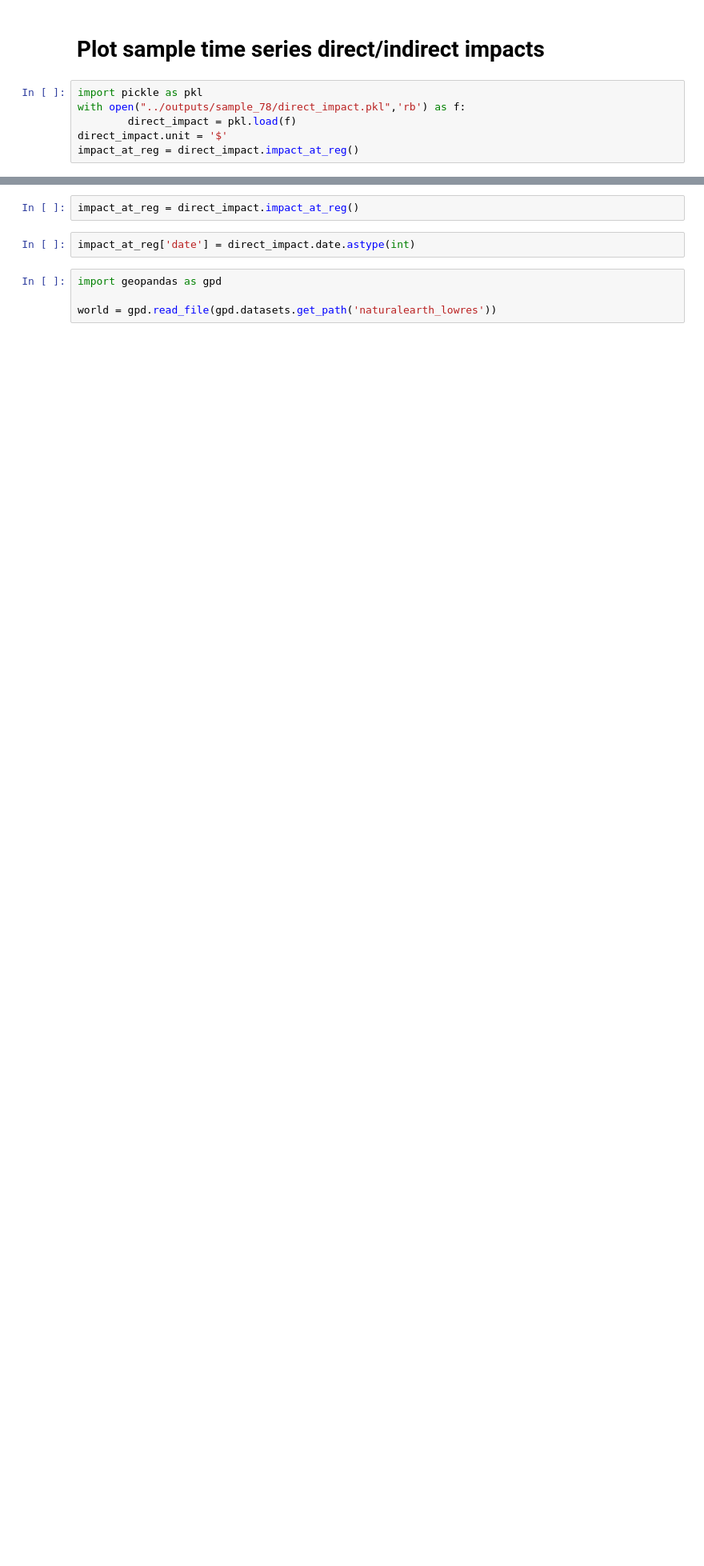
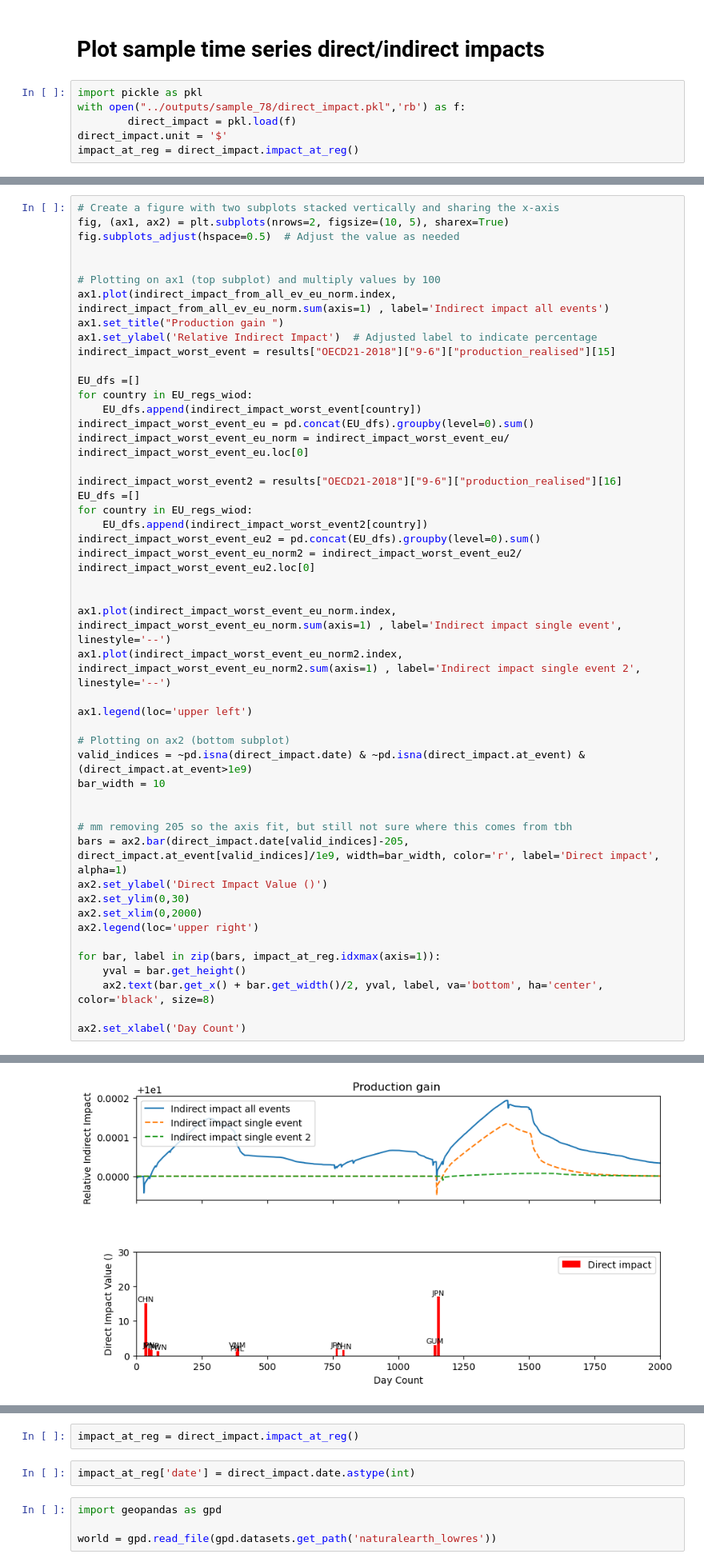
Before and after one commit to spjuhel/Boario-Climada-Compound_Events, a Jupyter notebook: Notebooks/analyse_samples.ipynb, the cells around one changed output, grey strips where cells are left out. Shown: that part at 80% size. Drawn from its saved outputs; the diff is of its cells as text; blank space fills up the shorter version.

```diff
--- a/Notebooks/analyse_samples.ipynb
+++ b/Notebooks/analyse_samples.ipynb
@@ -173,0 +213,49 @@ plt.savefig("temporal_series_sample_78.pdf")
+# %%
+# Create a figure with two subplots stacked vertically and sharing the x-axis
+fig, (ax1, ax2) = plt.subplots(nrows=2, figsize=(10, 5), sharex=True)
+fig.subplots_adjust(hspace=0.5)  # Adjust the value as needed
+
+
+# Plotting on ax1 (top subplot) and multiply values by 100
+ax1.plot(indirect_impact_from_all_ev_eu_norm.index, indirect_impact_from_all_ev_eu_norm.sum(axis=1) , label='Indirect impact all events')
+ax1.set_title("Production gain ")
+ax1.set_ylabel('Relative Indirect Impact')  # Adjusted label to indicate percentage
+indirect_impact_worst_event = results["OECD21-2018"]["9-6"]["production_realised"][15]
+
+EU_dfs =[]
+for country in EU_regs_wiod:
+    EU_dfs.append(indirect_impact_worst_event[country])
+indirect_impact_worst_event_eu = pd.concat(EU_dfs).groupby(level=0).sum()
+indirect_impact_worst_event_eu_norm = indirect_impact_worst_event_eu/ indirect_impact_worst_event_eu.loc[0]
+
+indirect_impact_worst_event2 = results["OECD21-2018"]["9-6"]["production_realised"][16]
+EU_dfs =[]
+for country in EU_regs_wiod:
+    EU_dfs.append(indirect_impact_worst_event2[country])
+indirect_impact_worst_event_eu2 = pd.concat(EU_dfs).groupby(level=0).sum()
+indirect_impact_worst_event_eu_norm2 = indirect_impact_worst_event_eu2/ indirect_impact_worst_event_eu2.loc[0]
+
+
+ax1.plot(indirect_impact_worst_event_eu_norm.index, indirect_impact_worst_event_eu_norm.sum(axis=1) , label='Indirect impact single event', linestyle='--')
+ax1.plot(indirect_impact_worst_event_eu_norm2.index, indirect_impact_worst_event_eu_norm2.sum(axis=1) , label='Indirect impact single event 2', linestyle='--')
+
+ax1.legend(loc='upper left')
+
+# Plotting on ax2 (bottom subplot)
+valid_indices = ~pd.isna(direct_impact.date) & ~pd.isna(direct_impact.at_event) & (direct_impact.at_event>1e9)
+bar_width = 10
+
+
+# mm removing 205 so the axis fit, but still not sure where this comes from tbh
+bars = ax2.bar(direct_impact.date[valid_indices]-205, direct_impact.at_event[valid_indices]/1e9, width=bar_width, color='r', label='Direct impact', alpha=1)
+ax2.set_ylabel('Direct Impact Value ()')
+ax2.set_ylim(0,30)
+ax2.set_xlim(0,2000)
+ax2.legend(loc='upper right')
+
+for bar, label in zip(bars, impact_at_reg.idxmax(axis=1)):
+    yval = bar.get_height()
+    ax2.text(bar.get_x() + bar.get_width()/2, yval, label, va='bottom', ha='center', color='black', size=8)
+
+ax2.set_xlabel('Day Count')
+# %% [output]
@@ -174,3 +263,4 @@ plt.savefig("temporal_series_sample_78.pdf")
+[figure, added]
 # %%
 for event in results["OECD21-2018"]["9-6"]["production_realised"].keys():
     if event != -99:
```
Also changed, not shown: parts of 12 cells of this notebook.
